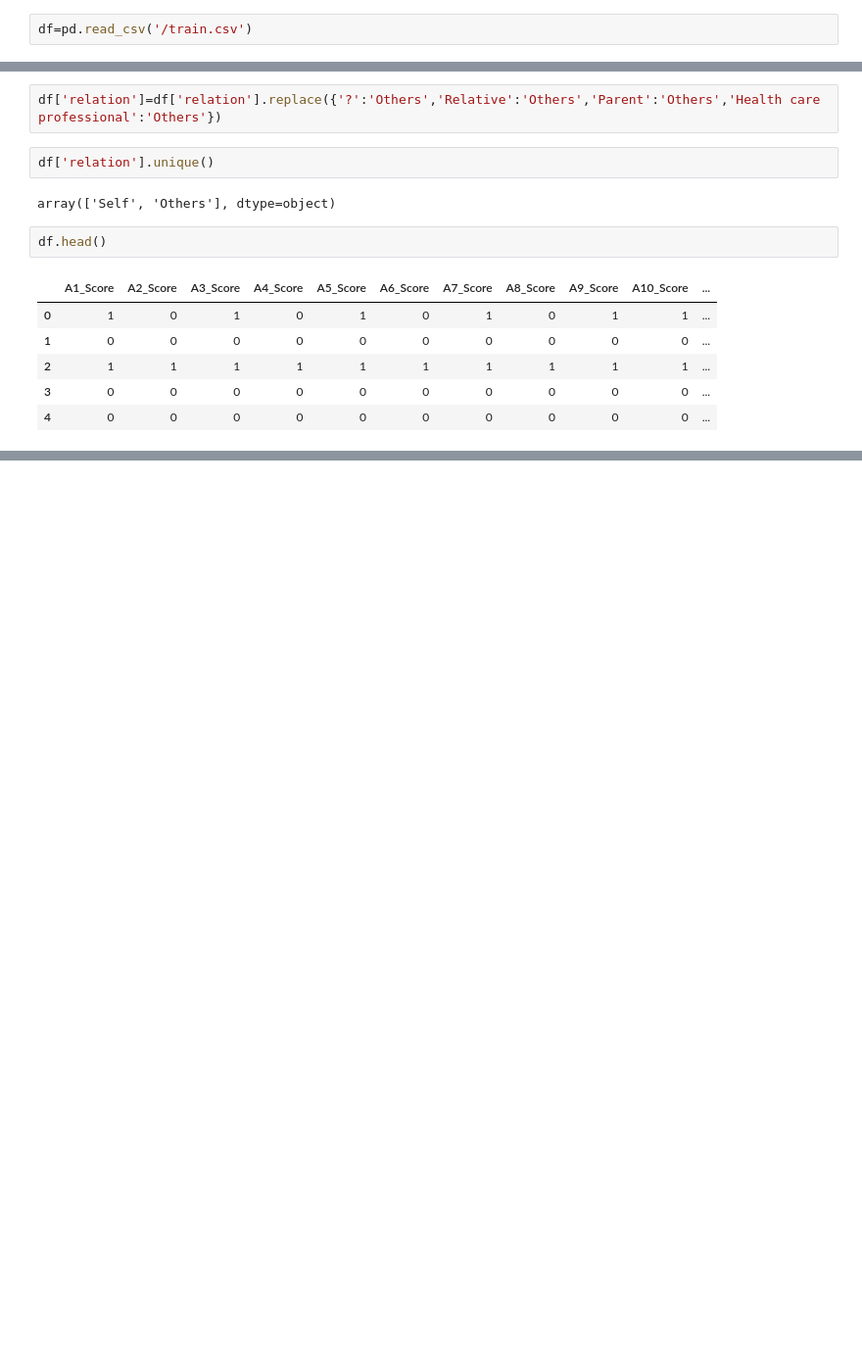
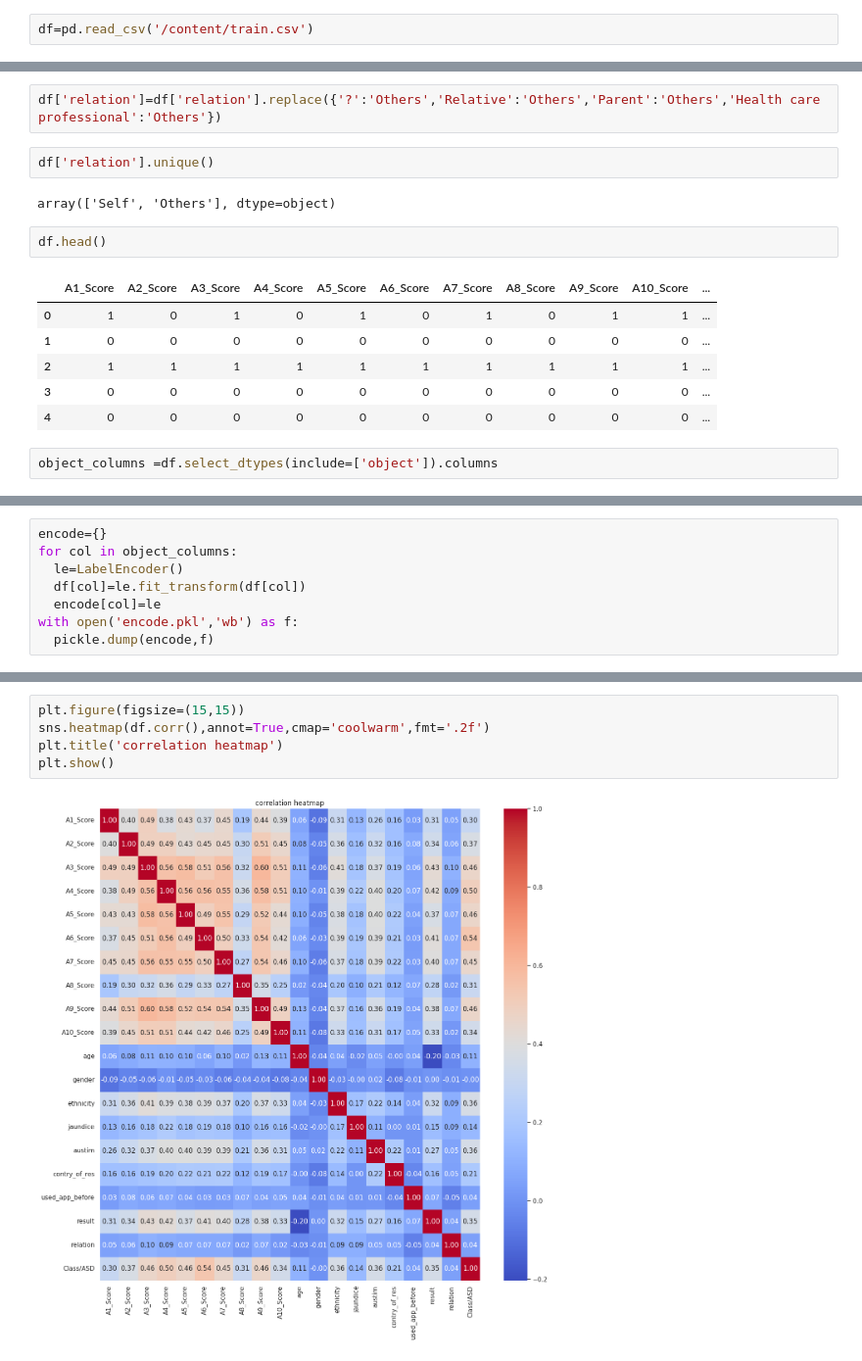
Before and after one commit to HARSHUL-1312/Autism-prediction-, a Jupyter notebook: Autism_prediction.ipynb, the cells around one changed output, grey strips where cells are left out. Shown at 98% size. Cells and saved outputs as stored; diff of their text form; blank space fills up the shorter version.

```diff
--- a/Autism_prediction.ipynb
+++ b/Autism_prediction.ipynb
@@ -14,7 +14,7 @@ from xgboost import XGBClassifier
 from sklearn.metrics import accuracy_score,confusion_matrix,classification_report
 import pickle
 # %%
-df=pd.read_csv('/train.csv')
+df=pd.read_csv('/content/train.csv')
 # %%
 df.shape
 # %% [output]
@@ -392,3 +394,5 @@ df.head()
 | 2 | 1 | 1 | 1 | 1 | 1 | 1 | 1 | 1 | 1 | 1 | ... |
 | 3 | 0 | 0 | 0 | 0 | 0 | 0 | 0 | 0 | 0 | 0 | ... |
 | 4 | 0 | 0 | 0 | 0 | 0 | 0 | 0 | 0 | 0 | 0 | ... |
+# %%
+object_columns =df.select_dtypes(include=['object']).columns
@@ -394,0 +405,8 @@ df.head()
+# %%
+encode={}
+for col in object_columns:
+  le=LabelEncoder()
+  df[col]=le.fit_transform(df[col])
+  encode[col]=le
+with open('encode.pkl','wb') as f:
+  pickle.dump(encode,f)
@@ -394,0 +423,7 @@ df.head()
+# %%
+plt.figure(figsize=(15,15))
+sns.heatmap(df.corr(),annot=True,cmap='coolwarm',fmt='.2f')
+plt.title('correlation heatmap')
+plt.show()
+# %% [output]
+[figure, added]
```
Also changed, not shown: parts of 31 cells of this notebook.
